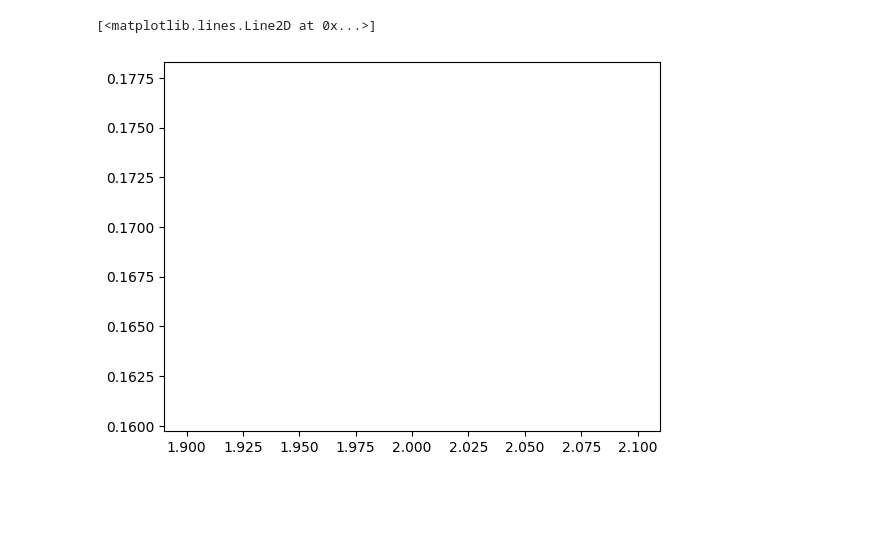
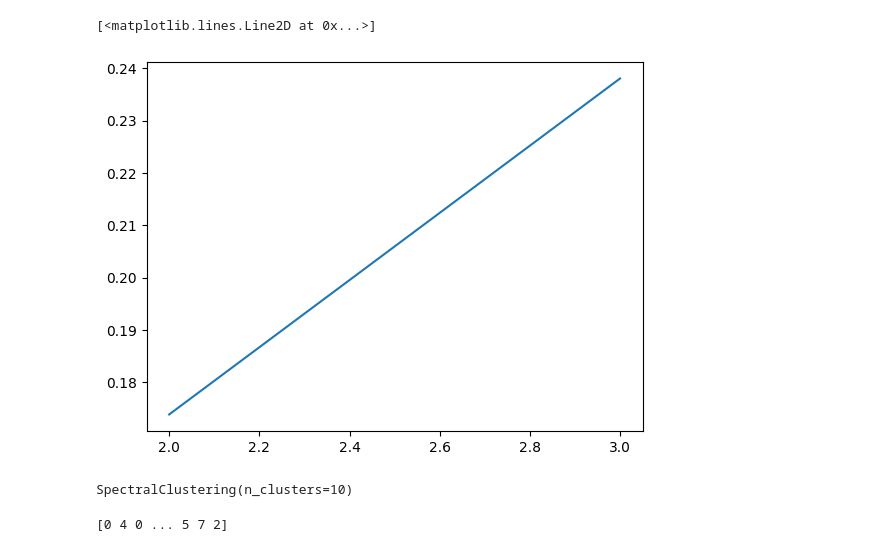
Before and after one commit to zkiokko/clustering, a Jupyter notebook: mixture_of_gaussian.ipynb, the cells around one changed output. Saved outputs shown, nothing was run; the diff lists cells and outputs as text; code cells hidden in the pictures; blank space fills up the shorter version.

```diff
--- a/mixture_of_gaussian.ipynb
+++ b/mixture_of_gaussian.ipynb
@@ -13,7 +13,7 @@ def load_dataset(partition):
 from sklearn.decomposition import PCA
 from sklearn.discriminant_analysis import StandardScaler
 
-X,y= load_dataset(.5)
+X,y= load_dataset(.2)
 # Scale data before applying PCA
 scaling=StandardScaler()
 
@@ -23,18 +23,25 @@ Scaled_data=scaling.transform(X)
 # %%
 from matplotlib import pyplot as plt
 
 
-ks=np.arange(2,3)
-principal=PCA(n_components=2)
+ks=np.arange(2,4)
+principal=PCA(n_components=3)
 principal.fit(X)
 Xs= principal.fit_transform(X)
 plt.plot(ks,np.cumsum(principal.explained_variance_ratio_)[ks-1])
 # %% [output]
 [<matplotlib.lines.Line2D at 0x...>]
-[figure, old version]
+[figure, new version]
 # %%
 from sklearn.cluster import SpectralClustering
 
 
 sc=SpectralClustering(10)
 sc.fit(Xs)
+# %% [output]
+SpectralClustering(n_clusters=10)
+# %%
+y2=sc.fit_predict(Xs)
+print(y2)
+# %% [output]
+[0 4 0 ... 5 7 2]
```
Also changed, not shown: parts of 1 cell of this notebook.
